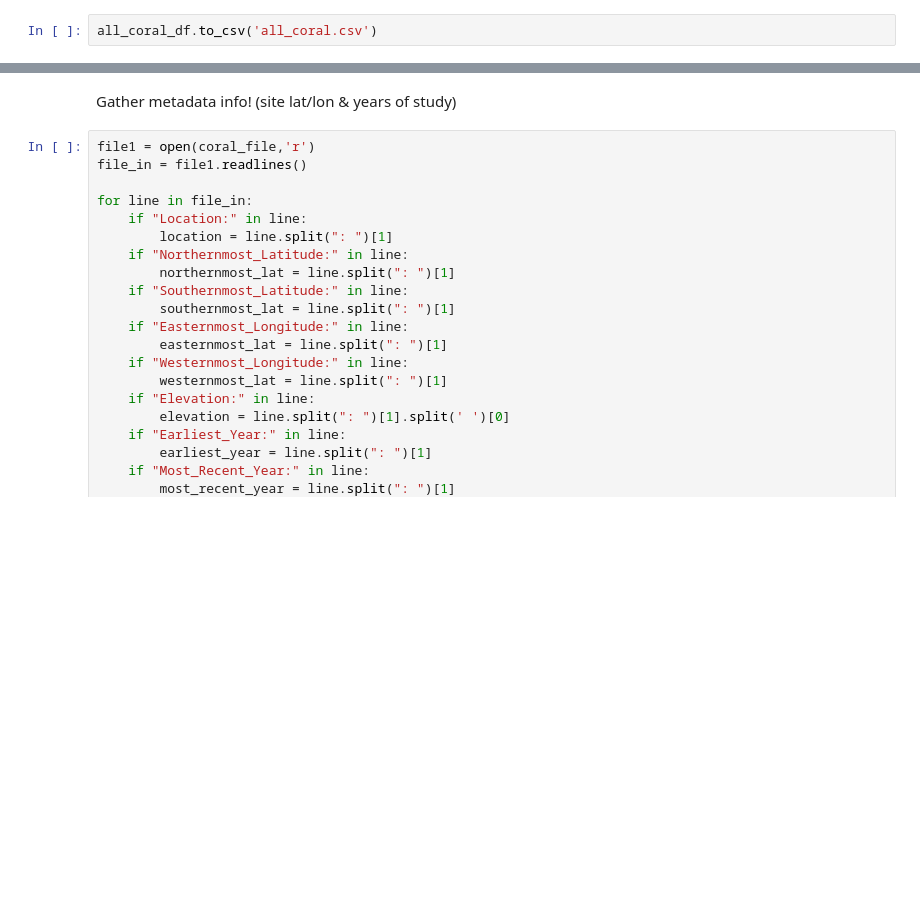
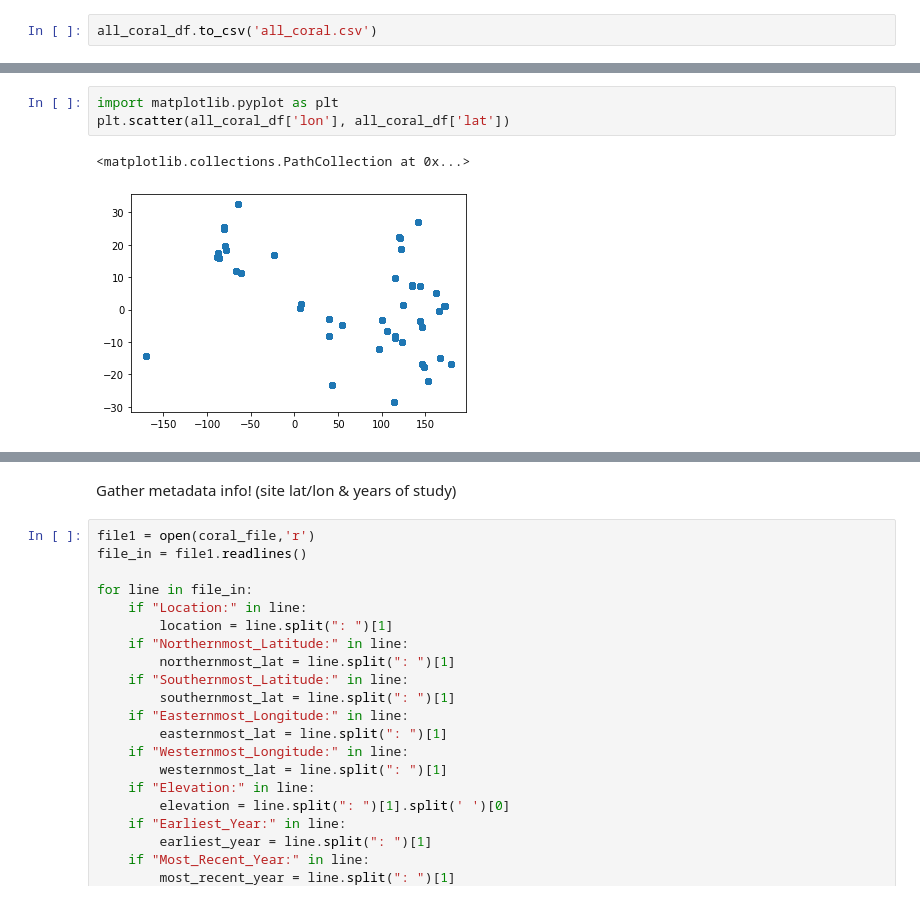
Before and after one commit to p-ai-org/p-climate, a Jupyter notebook: coral.ipynb, the cells around one changed output, grey strips where cells are left out. Saved outputs shown, nothing was run; the diff lists cells and outputs as text; blank space fills up the shorter version.

```diff
--- a/coral.ipynb
+++ b/coral.ipynb
@@ -225,0 +247,6 @@ all_coral_df
+# %%
+import matplotlib.pyplot as plt
+plt.scatter(all_coral_df['lon'], all_coral_df['lat'])
+# %% [output]
+<matplotlib.collections.PathCollection at 0x...>
+[figure, added]
```
Also changed, not shown: parts of 6 cells of this notebook, 1 other file.
